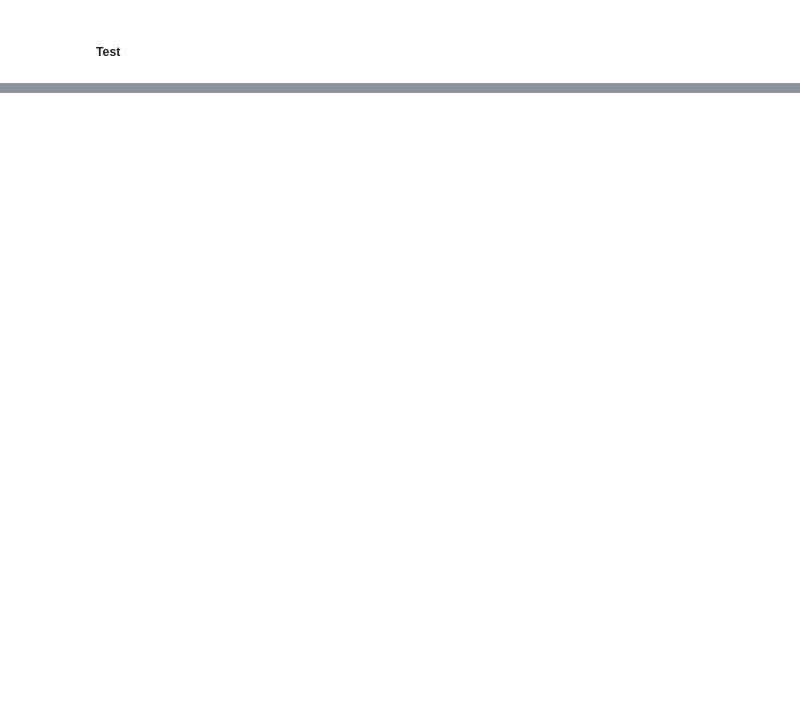
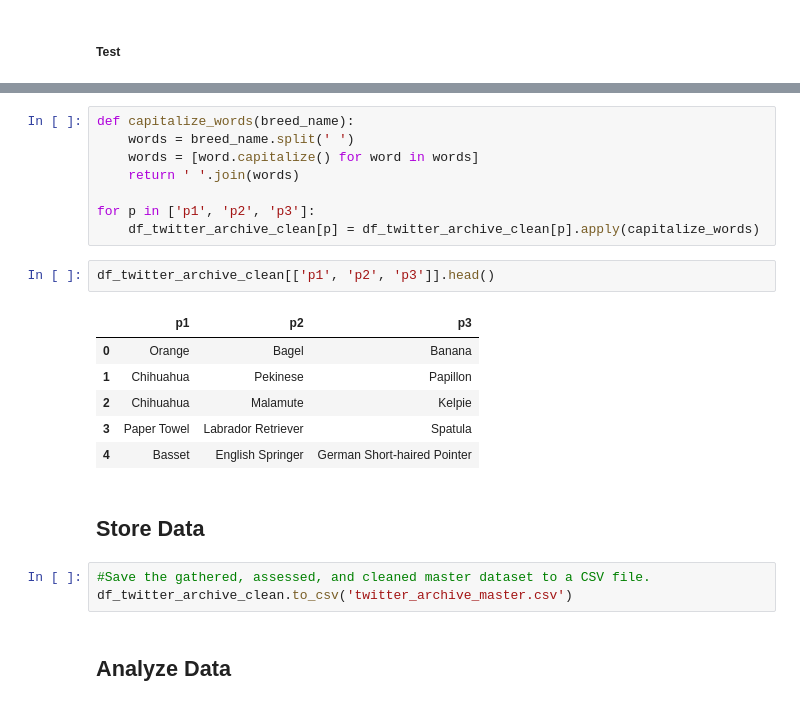
Before and after one commit to yagmurdalman/wrangle-and-analyze-data, a Jupyter notebook: wrangle_act.ipynb, the cells around one changed output, grey strips where cells are left out. Cells and saved outputs as stored; diff of their text form; blank space fills up the shorter version.

```diff
--- a/wrangle_act.ipynb
+++ b/wrangle_act.ipynb
@@ -1072,0 +1107,24 @@ df_twitter_archive_clean.sample(5)
+# %%
+def capitalize_words(breed_name):
+    words = breed_name.split(' ')
+    words = [word.capitalize() for word in words]
+    return ' '.join(words)
+
+for p in ['p1', 'p2', 'p3']:
+    df_twitter_archive_clean[p] = df_twitter_archive_clean[p].apply(capitalize_words)
+# %%
+df_twitter_archive_clean[['p1', 'p2', 'p3']].head()
+# %% [output]
+|  | p1 | p2 | p3 |
+| 0 | Orange | Bagel | Banana |
+| 1 | Chihuahua | Pekinese | Papillon |
+| 2 | Chihuahua | Malamute | Kelpie |
+| 3 | Paper Towel | Labrador Retriever | Spatula |
+| 4 | Basset | English Springer | German Short-haired Pointer |
+# %% [markdown]
+## Store Data
+# %%
+#Save the gathered, assessed, and cleaned master dataset to a CSV file.
+df_twitter_archive_clean.to_csv('twitter_archive_master.csv')
+# %% [markdown]
+## Analyze Data
```
Also changed, not shown: parts of 48 cells of this notebook.
